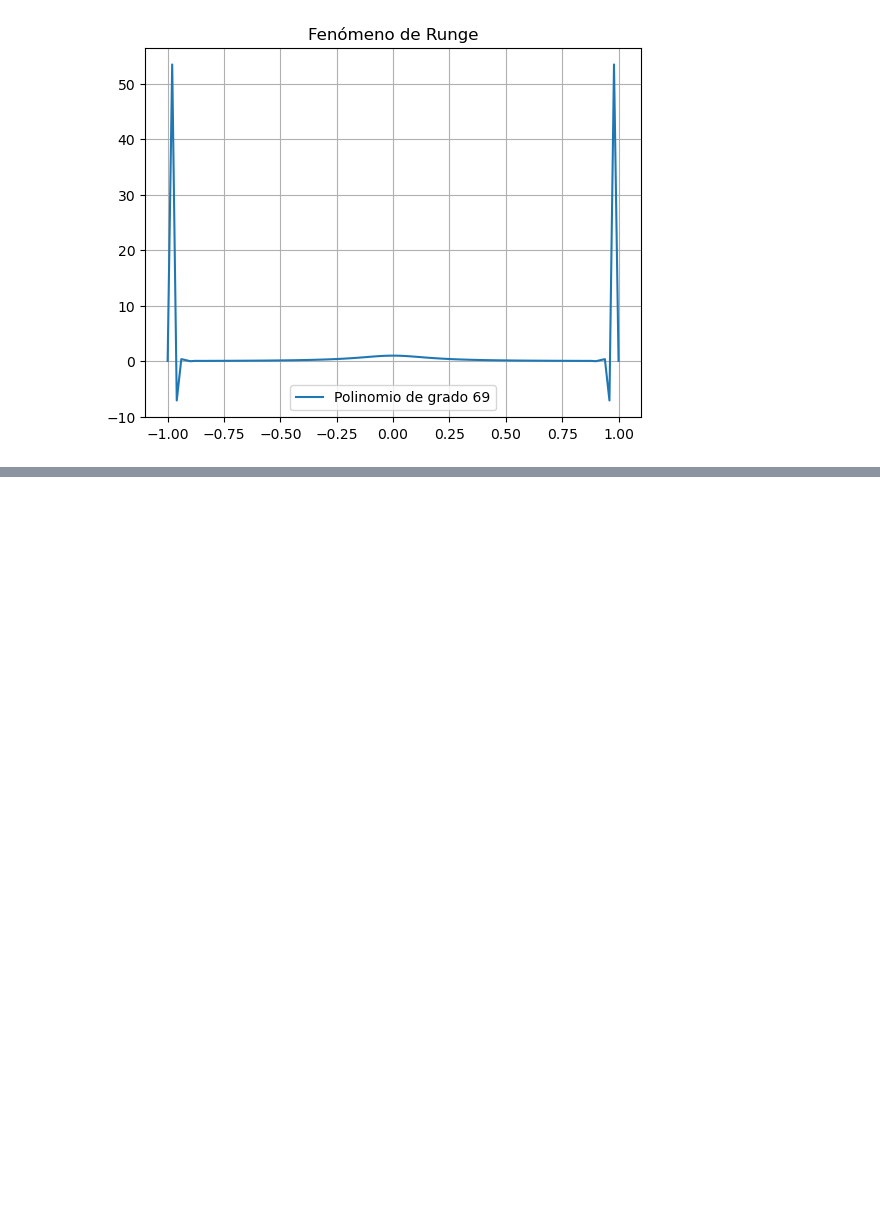
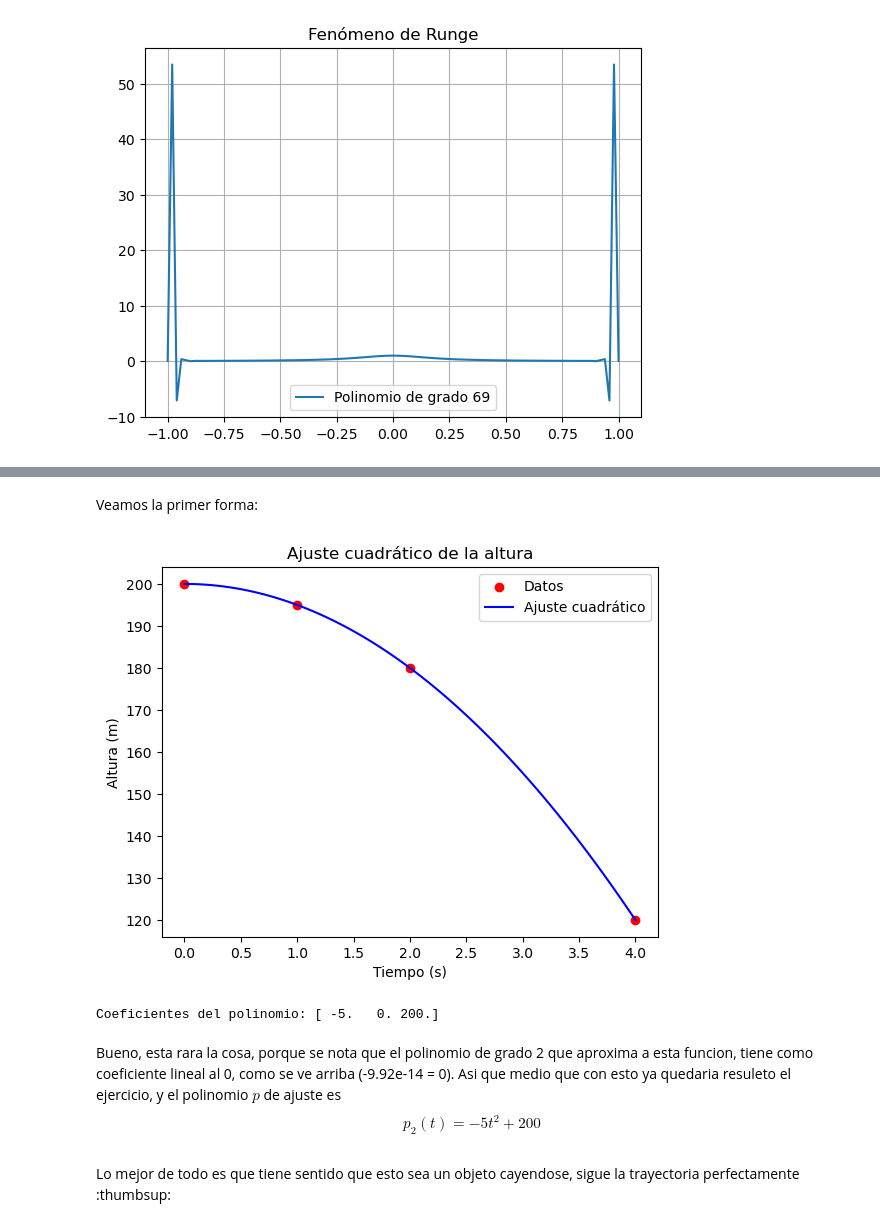
Before and after one commit to lmendezayl/uba-alc, a Jupyter notebook: guias/soluciones/guia6.ipynb, the cells around one changed output, grey strips where cells are left out. Saved outputs shown, nothing was run; the diff lists cells and outputs as text; code cells hidden in the pictures; blank space fills up the shorter version.

Commit message:
ejercicio 9

```diff
--- a/guias/soluciones/guia6.ipynb
+++ b/guias/soluciones/guia6.ipynb
@@ -403,0 +514,39 @@ Un poco mas claro, cuando usamos polinomios de grado alto, el error de interpola
+# %% [markdown]
+Veamos la primer forma:
+# %%
+# Datos
+t = np.array([0, 1, 2, 4])
+h = np.array([200, 195, 180, 120])
+
+# Calculamos los coeficientes del polinomio de grado 2
+coeffs = np.polyfit(t, h, 2)
+
+# Obtenemos el polinomio interpolador
+p = np.poly1d(coeffs)
+
+# Graficar
+t_fit = np.linspace(0, 4, 100)
+h_fit = p(t_fit)
+
+plt.scatter(t, h, color='red', label='Datos')
+plt.plot(t_fit, h_fit, label='Ajuste cuadrático', color='blue')
+plt.xlabel('Tiempo (s)')
+plt.ylabel('Altura (m)')
+plt.title('Ajuste cuadrático de la altura')
+plt.legend()
+plt.show()
+
+# Mostramos coeficientes truncados
+for i in range(len(coeffs)):
+    coeffs[i] = round(coeffs[i])
+print(f'Coeficientes del polinomio: {coeffs}')
+# %% [output]
+[figure, added]
+Coeficientes del polinomio: [ -5.   0. 200.]
+# %% [markdown]
+Bueno, esta rara la cosa, porque se nota que el polinomio de grado 2 que aproxima a esta funcion, tiene como coeficiente lineal al 0, como se ve arriba (-9.92e-14 = 0). Asi que medio que con esto ya quedaria resuleto el ejercicio, y el polinomio $p$ de ajuste es
+$$
+p_2(t) = -5t^2 + 200
+$$
+# %% [markdown]
+Lo mejor de todo es que tiene sentido que esto sea un objeto cayendose, sigue la trayectoria perfectamente :thumbsup:
```
Also changed, not shown: parts of 32 cells of this notebook.
